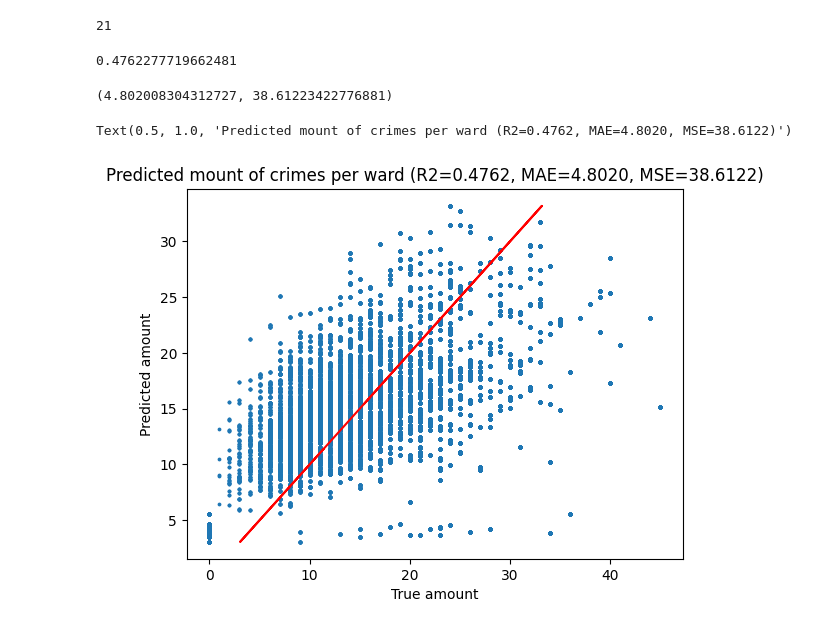
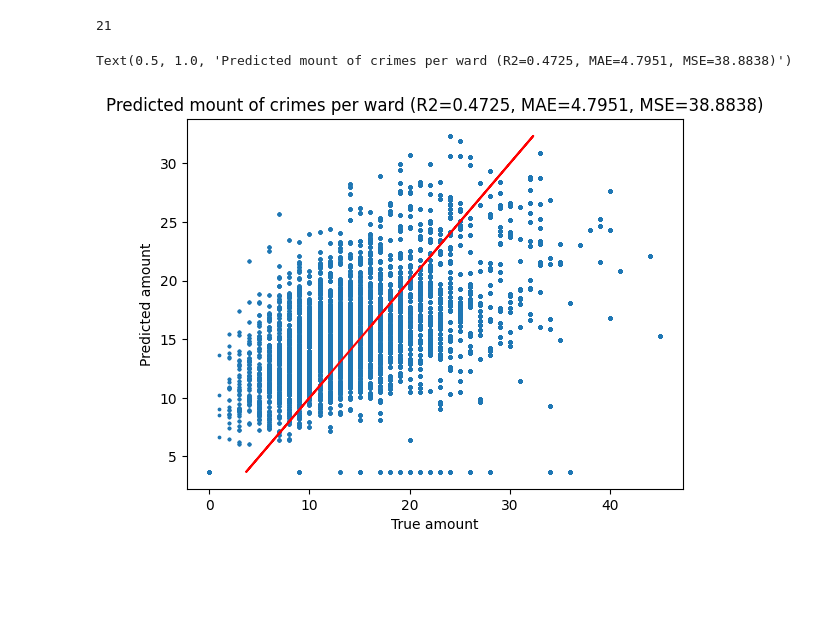
Before and after one commit to Shapkofil/dc20-g22, a Jupyter notebook: CrimesInWards.ipynb, the cells around one changed output. Saved outputs shown, nothing was run; the diff lists cells and outputs as text; code cells hidden in the pictures; blank space fills up the shorter version.

```diff
--- a/CrimesInWards.ipynb
+++ b/CrimesInWards.ipynb
@@ -14,7 +14,7 @@ df = pq.read_pandas(filepath_met).to_pandas()
 
 
 barnet_df = df[df['LSOA name'].str.contains('Barnet')==True]
-#barnetBur_df = barnet_df[barnet_df['Crime type'].str.contains('Burglary')==True]
+barnetBur_df = barnet_df[barnet_df['Crime type'].str.contains('Burglary')==True]
 #barnetBur_df.head()
 
 wards_csv = pd.read_csv("C:/Users/Stan/OneDrive - TU Eindhoven/Tue Dingen/DataChallenge2/DataParquet/LSOAtoWard.csv")
@@ -22,8 +22,5 @@ wards_relevant = wards_csv[['LSOA01NM', 'WD11NM']]
 #wards_relevant
 
 #Merge the main dataframe with the wards dataframe
-
-df_all_crimes = pd.merge(left=barnet_df, right=wards_relevant, left_on='LSOA name', right_on='LSOA01NM')
-
-df_burglaries = df_all_crimes[df_all_crimes['Crime type'].str.contains('Burglary')==True]
+merged_df = pd.merge(left=barnetBur_df, right=wards_relevant, left_on='LSOA name', right_on='LSOA01NM')
 # %%
@@ -97,7 +91,11 @@ df_final = df_final.dropna()
 
 #Get the labels and features of the data
 y = df_final['Crime ID_y']
-X = df_final.drop('Crime ID_y', axis=1)
+X = df_final[['2Months', '2MonthsLag', '4Months', '4MonthsLag', '12Months']]
+
+scaler = StandardScaler()
+X_scaled = pd.DataFrame(scaler.fit_transform(X),columns = X.columns)
+
 
 
 #X = merged_df[['2Months', '4Months', '6Months']]
@@ -108,41 +106,32 @@ X = df_final.drop('Crime ID_y', axis=1)
 #Train/test split
 
 
-X_train,X_test,y_train,y_test=train_test_split(X,y,test_size=0.2,
-                                               random_state=42, shuffle=True)
+#X_train,X_test,y_train,y_test=train_test_split(X,y,test_size=0.2,
+#                                               random_state=42, shuffle=True)
 # %%
 #Linera regression for the crimes in a ward
 
-reg = LinearRegression().fit(X, y)
+reg = LinearRegression().fit(X_scaled, y)
 
-predictions = reg.predict(X)
+predictions = reg.predict(X_scaled)
 
 
-score = reg.score(X, y)
+score = reg.score(X_scaled, y)
 MAE = sum(abs(predictions - y))/len(predictions)
 MSE = sum((predictions - y)**2)/len(predictions)
-# %% [output]
-0.4762277719662481
-# %%
-
-
-
-MAE, MSE
-# %% [output]
-(4.802008304312727, 38.61223422776881)
 # %%
 plt.scatter(y, predictions, s=3)
 
 m, b = np.polyfit(predictions, y, 1)
 
 plt.plot(predictions, m*predictions+b, c='r')
 
 plt.xlabel('True amount')
 plt.ylabel('Predicted amount')
-plt.title('Predicted mount of crimes per ward (R2=0.4762, MAE=4.8020, MSE=38.6122)')
+plt.title(f'Predicted mount of crimes per ward (R2={score:.4f}, MAE={MAE:.4f}, MSE={MSE:.4f})')
 # %% [output]
-Text(0.5, 1.0, 'Predicted mount of crimes per ward (R2=0.4762, MAE=4.8020, MSE=38.6122)')
+Text(0.5, 1.0, 'Predicted mount of crimes per ward (R2=0.4725, MAE=4.7951, MSE=38.8838)')
-[figure, old version]
+[figure, new version]
 # %%
 
 #Random forest classifier(for predicting in which ward crimes will take place doesnt work anymore)
```
Also changed, not shown: parts of 3 cells of this notebook.
